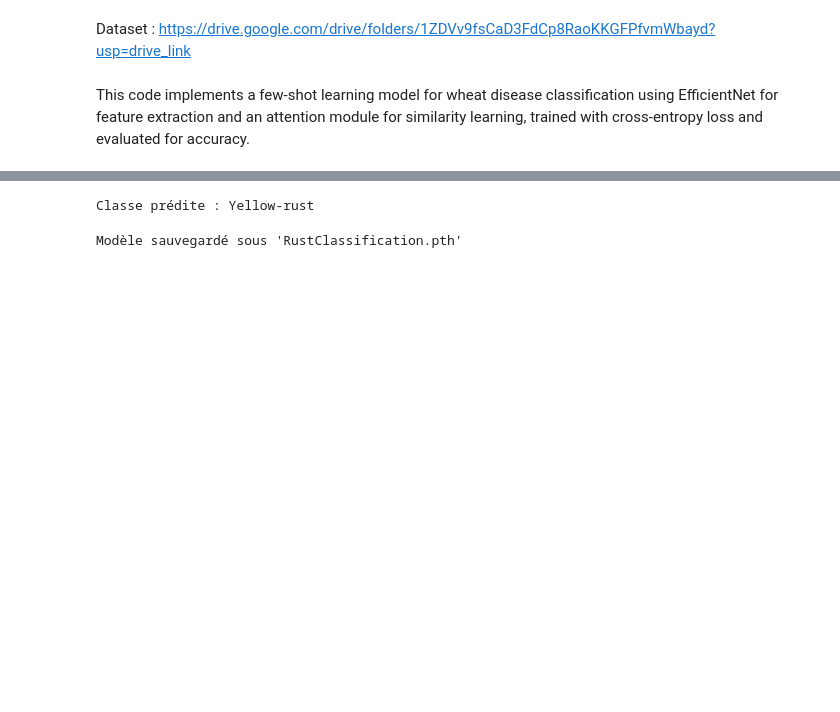
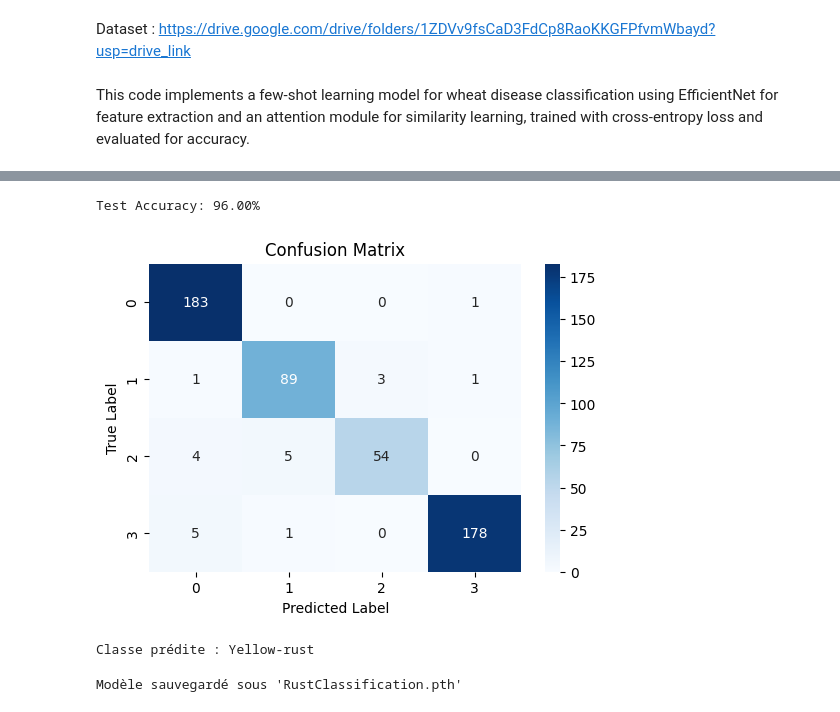
Before and after one commit to amira791/RePaperLab, a Jupyter notebook: PFE_Architecture/M3/M3_Version2.ipynb, the cells around one changed output, grey strips where cells are left out. Drawn from its saved outputs; the diff is of its cells as text; code cells hidden in the pictures; blank space fills up the shorter version.

```diff
--- a/PFE_Architecture/M3/M3_Version2.ipynb
+++ b/PFE_Architecture/M3/M3_Version2.ipynb
@@ -120,7 +128,7 @@ class AttentionModule(nn.Module):
 # %%
 # Few-Shot Learning Network
 class FewShotNetwork(nn.Module):
-    def __init__(self, feature_dim=1280, num_classes=18):
+    def __init__(self, feature_dim=1280 , num_classes=4):
         super(FewShotNetwork, self).__init__()
         self.feature_extractor = FeatureExtractor()
         self.attention = AttentionModule(feature_dim)
@@ -137,7 +145,8 @@ class FewShotNetwork(nn.Module):
 device = torch.device("cuda" if torch.cuda.is_available() else "cpu")
 model = FewShotNetwork().to(device)
 criterion = nn.CrossEntropyLoss()
-optimizer = optim.Adam(model.parameters(), lr=0.001, weight_decay=0.0001)
+optimizer = optim.Adam(model.parameters(), lr=0.0001, weight_decay=1e-5)
+scheduler = torch.optim.lr_scheduler.StepLR(optimizer, step_size=5, gamma=0.5)
 # %%
 # Training Loop
 def train_model(model, train_loader, num_epochs=20):
@@ -247,3 +212,42 @@ Test Accuracy: 99.54%
+# %%
+def evaluate_model(model, test_loader):
+    model.eval()
+    correct = 0
+    total = 0
+    all_labels = []
+    all_predictions = []
+
+    with torch.no_grad():
+        for images, labels in test_loader:
+            images, labels = images.to(device), labels.to(device)
+
+            # Pass two inputs if required
+            outputs = model(images, images)  # Check if this matches your model's expected inputs
+            _, predicted = torch.max(outputs, 1)
+
+            correct += (predicted == labels).sum().item()
+            total += labels.size(0)
+
+            all_labels.extend(labels.cpu().numpy())
+            all_predictions.extend(predicted.cpu().numpy())
+
+    accuracy = 100 * correct / total
+    print(f"Test Accuracy: {accuracy:.2f}%")
+
+    # Compute and display confusion matrix
+    cm = confusion_matrix(all_labels, all_predictions)
+    plt.figure(figsize=(6, 4))
+    sns.heatmap(cm, annot=True, fmt='d', cmap='Blues')
+    plt.xlabel("Predicted Label")
+    plt.ylabel("True Label")
+    plt.title("Confusion Matrix")
+    plt.show()
+
+# Call function
+evaluate_model(model, test_loader)
+# %% [output]
+Test Accuracy: 96.00%
+[figure, added]
 # %%
 import torch
 import torchvision.transforms as transforms
```
Also changed, not shown: parts of 6 cells of this notebook, 23 other files.
